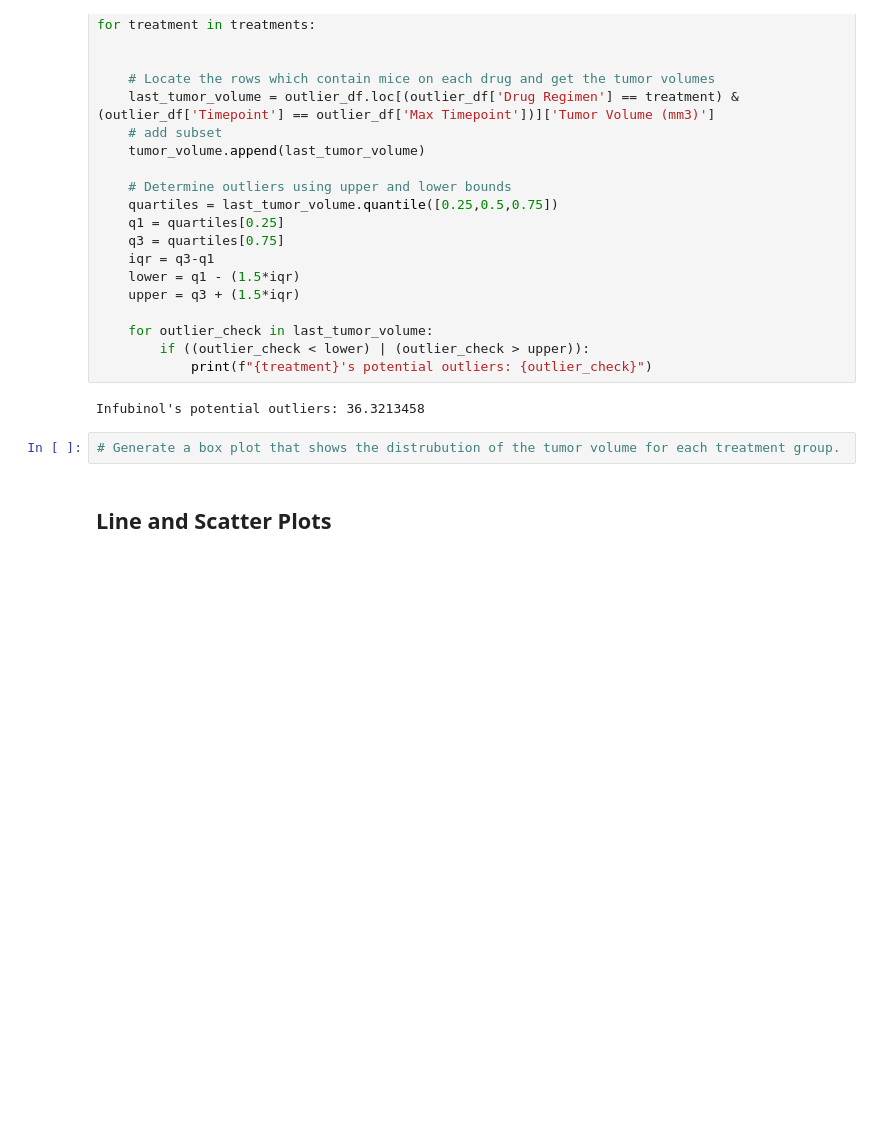
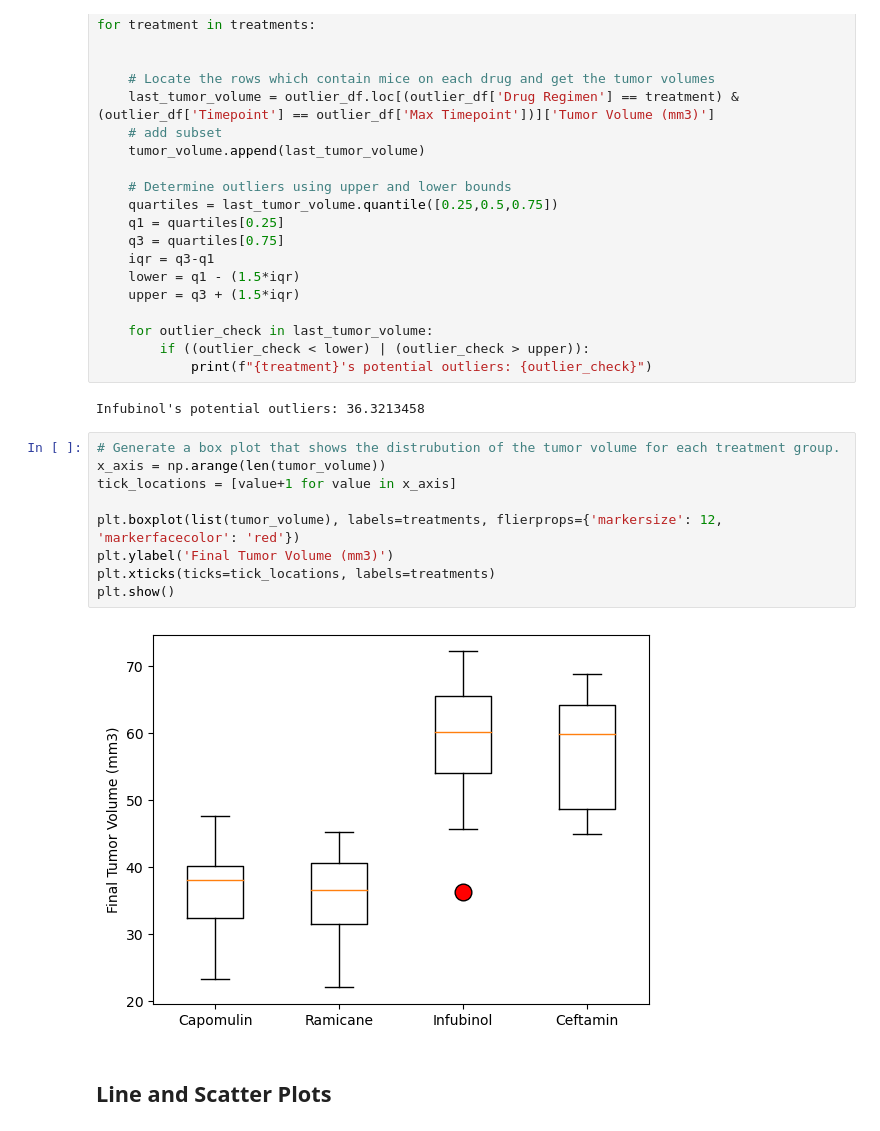
Before and after one commit to hanslegoh/matplotlib-challenge, a Jupyter notebook: Main Script.ipynb, the cells around one changed output. Saved outputs shown, nothing was run; the diff lists cells and outputs as text; blank space fills up the shorter version.

```diff
--- a/Main Script.ipynb
+++ b/Main Script.ipynb
@@ -225,5 +226,14 @@ for treatment in treatments:
 Infubinol's potential outliers: 36.3213458
 # %%
 # Generate a box plot that shows the distrubution of the tumor volume for each treatment group.
+x_axis = np.arange(len(tumor_volume))
+tick_locations = [value+1 for value in x_axis]
+
+plt.boxplot(list(tumor_volume), labels=treatments, flierprops={'markersize': 12, 'markerfacecolor': 'red'})
+plt.ylabel('Final Tumor Volume (mm3)')
+plt.xticks(ticks=tick_locations, labels=treatments)
+plt.show()
+# %% [output]
+[figure, added]
 # %% [markdown]
 ## Line and Scatter Plots
```
Also changed, not shown: parts of 11 cells of this notebook.
